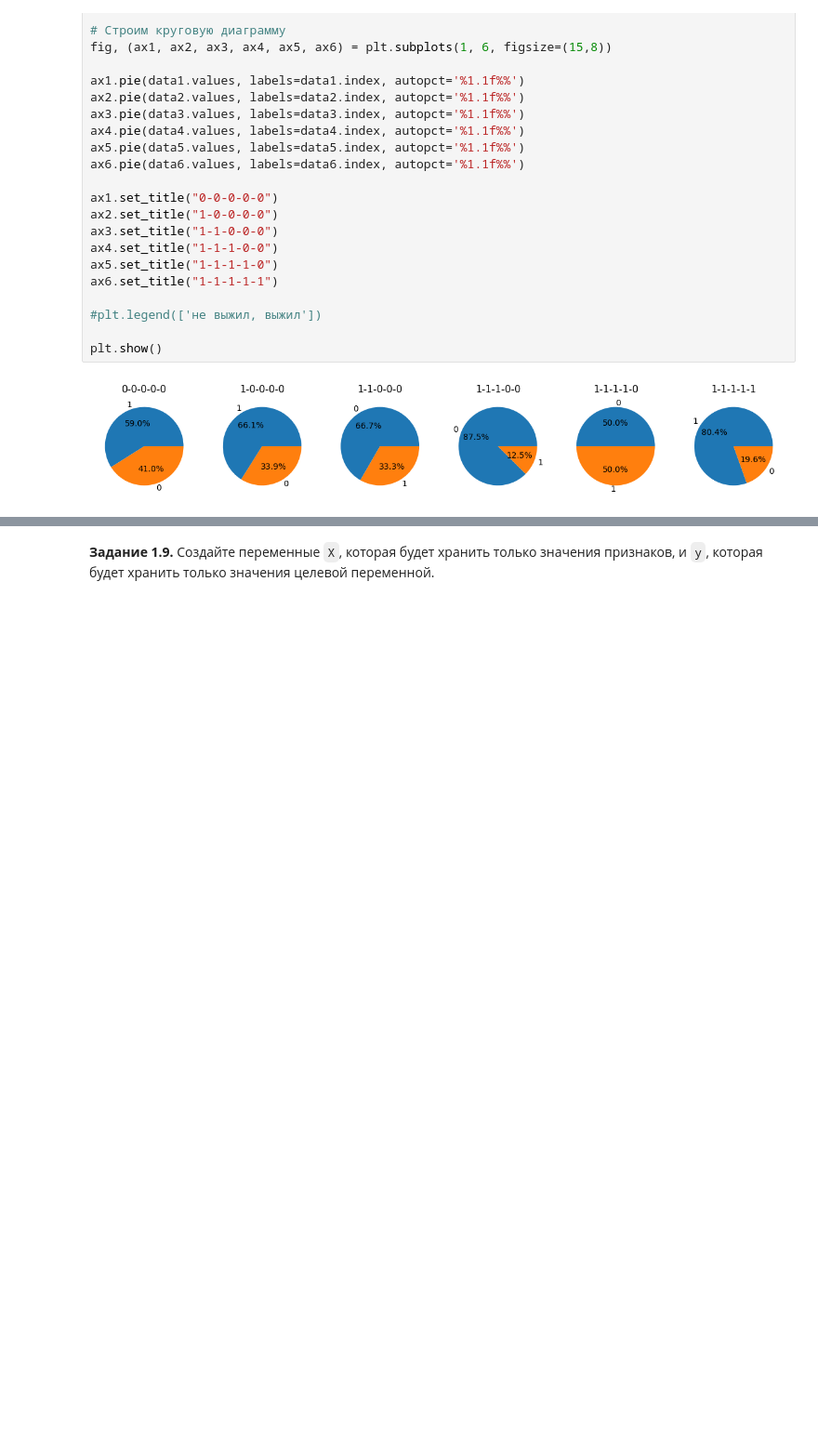
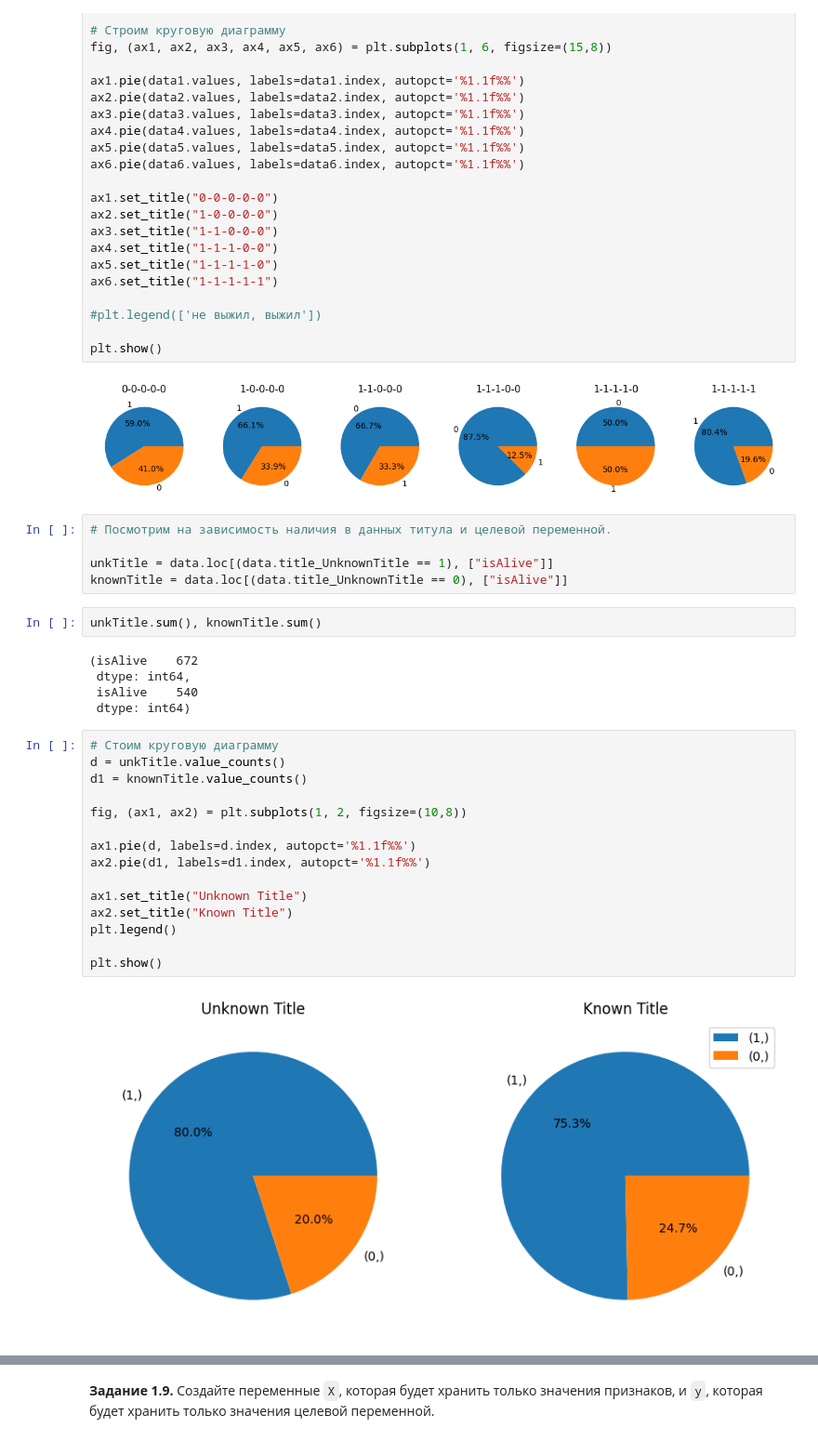
Before and after one commit to 2813/dls-homework, a Jupyter notebook: [homework]game_of_thrones_prediction.ipynb, the cells around one changed output, grey strips where cells are left out. Shown at 93% size. Saved outputs shown, nothing was run; the diff lists cells and outputs as text; blank space fills up the shorter version.

```diff
--- a/[homework]game_of_thrones_prediction.ipynb
+++ b/[homework]game_of_thrones_prediction.ipynb
@@ -394,3 +377,32 @@ ax6.set_title("1-1-1-1-1")
 plt.show()
 # %% [output]
 [figure]
+# %%
+# Посмотрим на зависимость наличия в данных титула и целевой переменной.
+
+unkTitle = data.loc[(data.title_UnknownTitle == 1), ["isAlive"]]
+knownTitle = data.loc[(data.title_UnknownTitle == 0), ["isAlive"]]
+# %%
+unkTitle.sum(), knownTitle.sum()
+# %% [output]
+(isAlive    672
+ dtype: int64,
+ isAlive    540
+ dtype: int64)
+# %%
+# Стоим круговую диаграмму
+d = unkTitle.value_counts()
+d1 = knownTitle.value_counts()
+
+fig, (ax1, ax2) = plt.subplots(1, 2, figsize=(10,8))
+
+ax1.pie(d, labels=d.index, autopct='%1.1f%%')
+ax2.pie(d1, labels=d1.index, autopct='%1.1f%%')
+
+ax1.set_title("Unknown Title")
+ax2.set_title("Known Title")
+plt.legend()
+
+plt.show()
+# %% [output]
+[figure, added]
```
Also changed, not shown: parts of 14 cells of this notebook.
